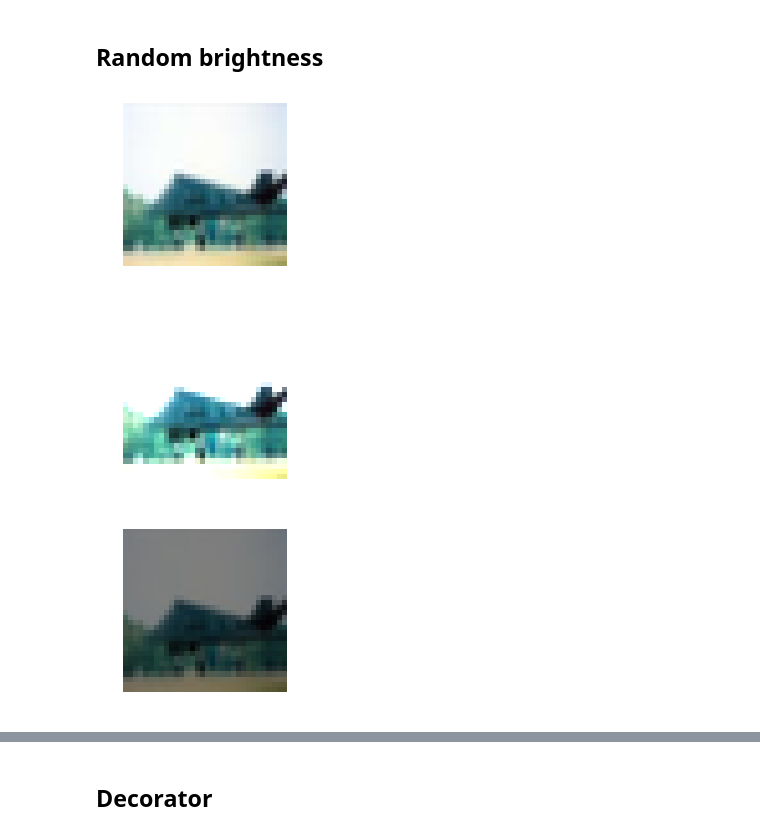
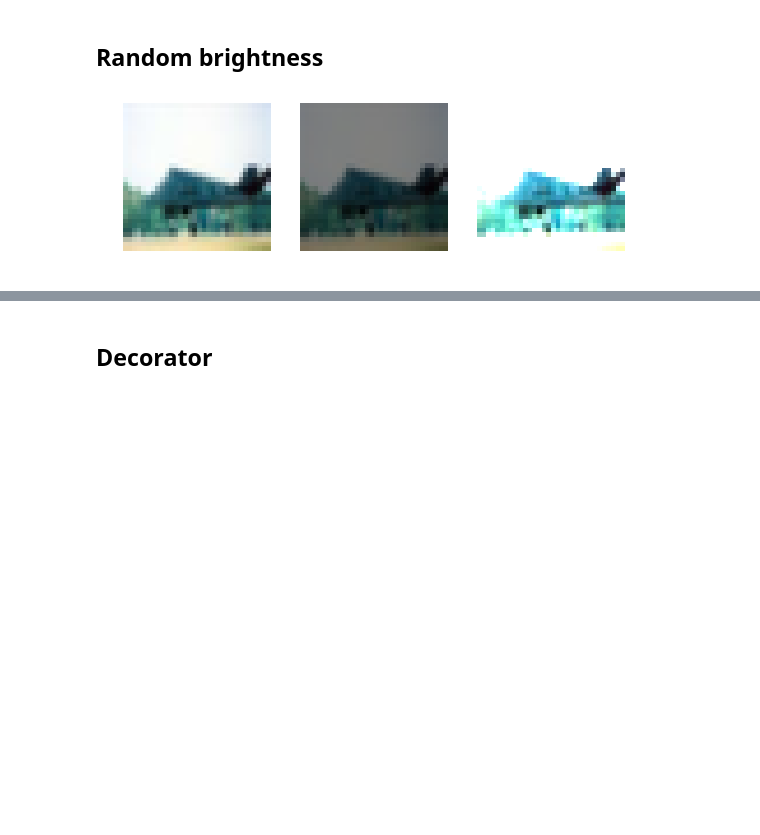
Before and after one commit to fastai/fastai_old, a Jupyter notebook: dev_nb/002_images.ipynb, the cells around one changed output, grey strips where cells are left out. Cells and saved outputs as stored; diff of their text form; code cells hidden in the pictures; blank space fills up the shorter version.

```diff
--- a/dev_nb/002_images.ipynb
+++ b/dev_nb/002_images.ipynb
@@ -182,15 +183,16 @@ learn.fit(2, 0.1)
 # Data augmentation
 # %% [markdown]
 ## Random brightness
+# %%
+def log_uniform(low, high):
+    return np.exp(random.uniform(np.log(low), np.log(high)))
 # %%
-def brightness(x, pct_change):
-    x *= (1+pct_change)
-    return x.clamp_(0,1)
+def brightness(x, scale: log_uniform): return x.mul_(scale).clamp_(0,1)
 # %%
-show_image(train_ds[0][0])
-show_image(brightness(train_ds[0][0],0.5))
-show_image(brightness(train_ds[0][0],-0.5))
+_,axes = plt.subplots(1,3, figsize=(9,3))
+
+show_image(train_ds[0][0], axes[0])
+show_image(brightness(train_ds[0][0], 0.5), axes[1])
+show_image(brightness(train_ds[0][0], 2.0), axes[2])
 # %% [output]
-[figure, old version]
+[figure, new version]
-[figure, removed]
-[figure, removed]
```
Also changed, not shown: parts of 23 cells of this notebook.
